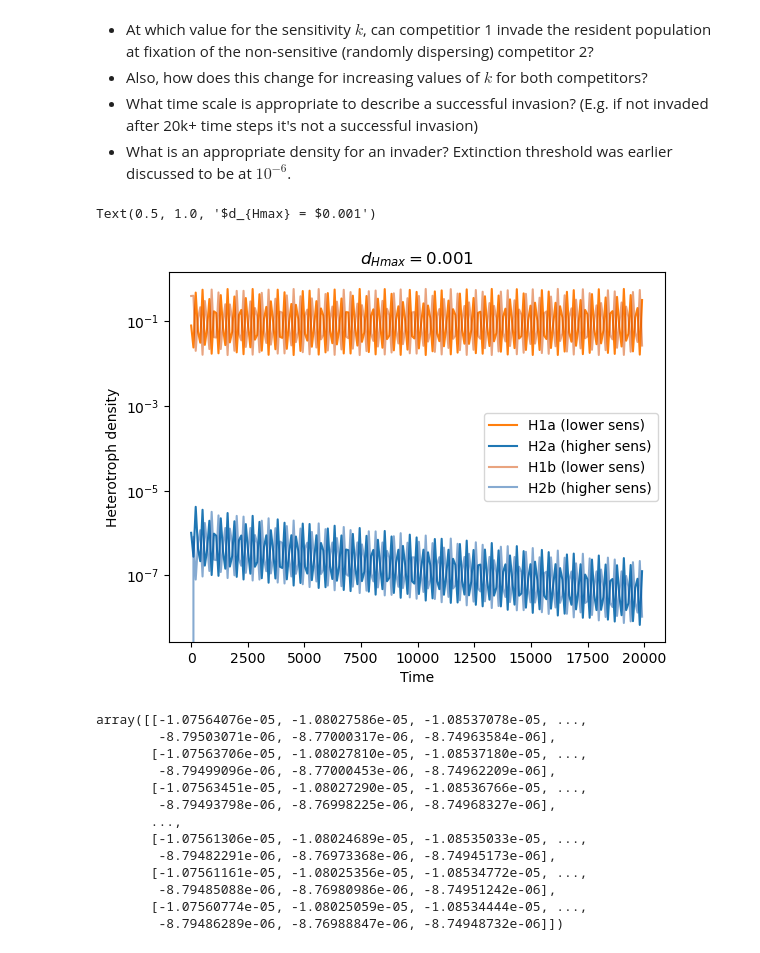
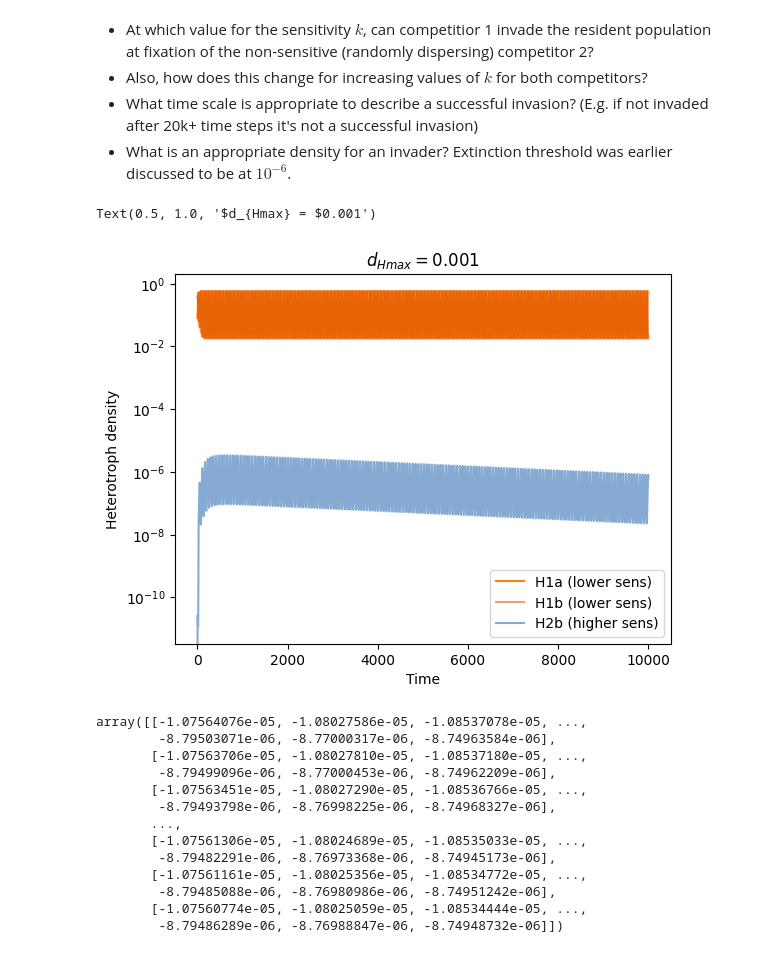
Before and after one commit to rbnmj/turingmodel, a Jupyter notebook: main.ipynb, the cells around one changed output. Drawn from its saved outputs; the diff is of its cells as text; code cells hidden in the pictures.

```diff
--- a/main.ipynb
+++ b/main.ipynb
@@ -688,33 +688,34 @@ plt.legend()
 * What time scale is appropriate to describe a successful invasion? (E.g. if not invaded after 20k+ time steps it's not a successful invasion)
 * What is an appropriate density for an invader? Extinction threshold was earlier discussed to be at $10^{-6}$.
 # %%
-t_end = 20000
-number_steps = 200
+t_end = 10000
+number_steps = 10000
 t = np.linspace(0, t_end, number_steps)
-k_1 = 10 # 2
-k_2 = 1 # 0
+k_1 = 0.1 # 2
+k_2 = 5 # 0
 d_Hmax1 = 10**-3
 d_Hmax2 = 10**-3
 #var = [N_a, N_b, A_a, A_b, H_1a, H_1b, H_2a, H_2b]
 #var0 = [2, 2.5, 2.5, 2, 0, 0, 0.4, 0.08, 0, 0, 0, 0, 0, 0]
 var0 = [2, 2.5, 2.5, 2, 0.08, 0.4, 10**-6, 0, 0, 0, 0, 0, 0, 0]
 #plt.figure(figsize=(8,8))
 var = []
 model = tm(var0, t, k_1, k_2, d_Hmax1, d_Hmax2)
 var = integ.odeint(tm.equations_wrapper, var0, t, args=(model,))
 
 plt.plot(t[-25000:-1], (var[-25000:-1:, 4]),label="H1a (lower sens)", color="#FF7F0E")
 plt.plot(t[-25000:-1], (var[-25000:-1:, 6]), label="H2a (higher sens)", color="#1F77B4")
 plt.plot(t[-25000:-1], (var[-25000:-1:, 5]),label="H1b (lower sens)", color="#D44B00", alpha = 0.5)
 plt.plot(t[-25000:-1], (var[-25000:-1:, 7]), label="H2b (higher sens)", color="#0F57A4", alpha = 0.5)
 plt.yscale("log")
 plt.legend()
 plt.xlabel("Time")
 plt.ylabel("Heterotroph density")
 plt.title("$d_{Hmax} = $" + str(d_Hmax1))
+#plt.xlim(0,25000)
 # %% [output]
 Text(0.5, 1.0, '$d_{Hmax} = $0.001')
-[figure, old version]
+[figure, new version]
 # %%
 H1a = np.loadtxt("./data/growthrateV210-3/H1a.csv", delimiter=",")
 # %%
```
Also changed, not shown: parts of 10 cells of this notebook, 34 other files.
